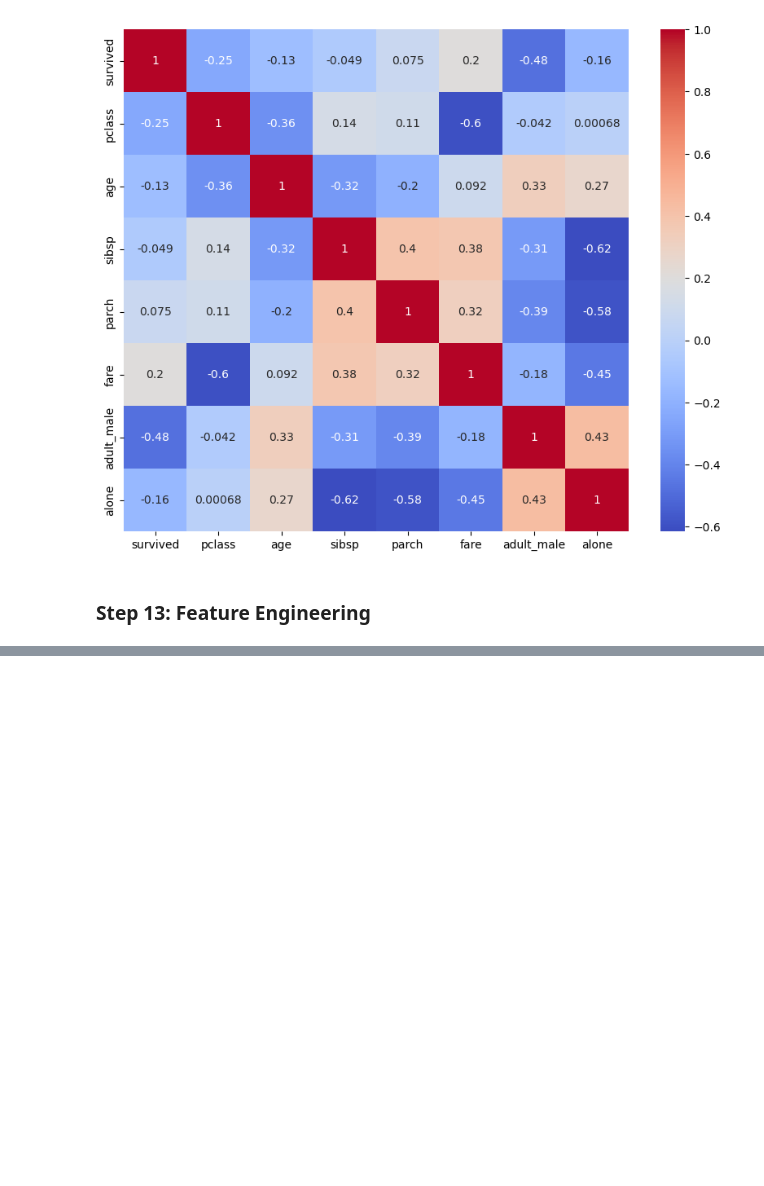
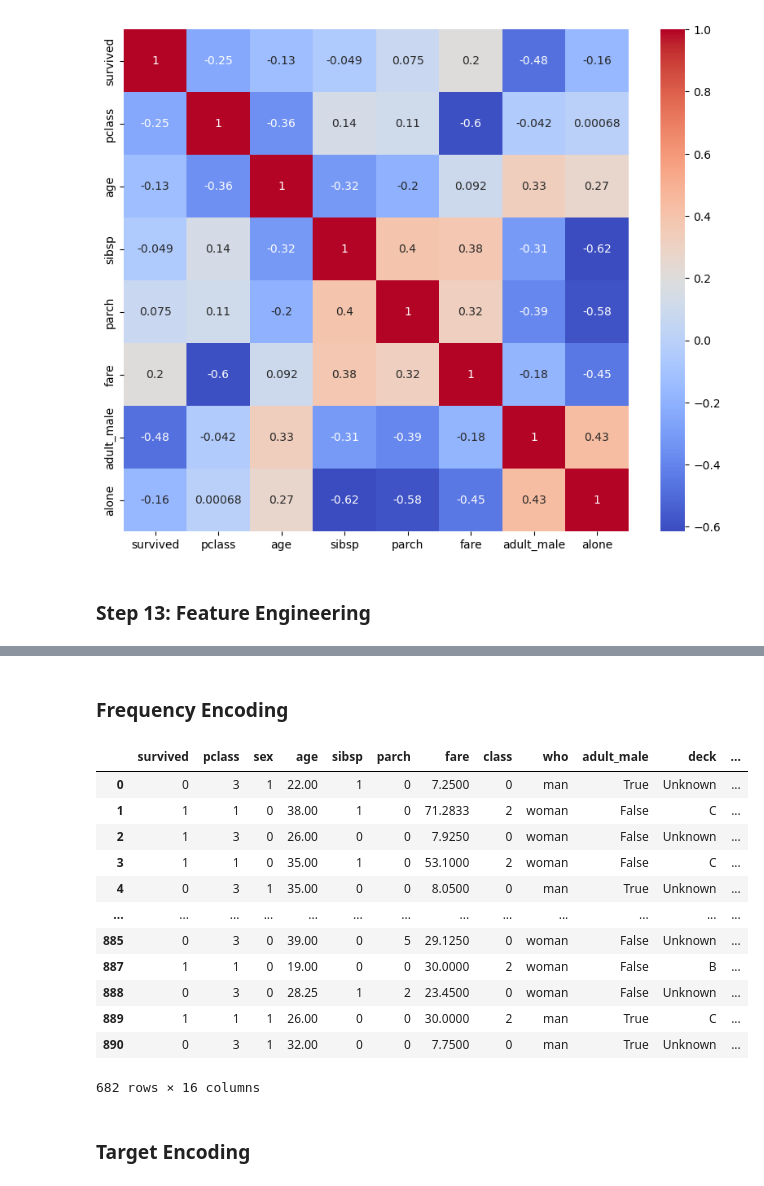
Before and after one commit to Niraj7272/DataScience, a Jupyter notebook: Practice/Project_cleaning_EDA_Feature-engineering/Titanic.ipynb, the cells around one changed output, grey strips where cells are left out. Cells and saved outputs as stored; diff of their text form; code cells hidden in the pictures; blank space fills up the shorter version.

```diff
--- a/Practice/Project_cleaning_EDA_Feature-engineering/Titanic.ipynb
+++ b/Practice/Project_cleaning_EDA_Feature-engineering/Titanic.ipynb
@@ -387,0 +444,8 @@ plt.show()
+# %%
+mapping = {
+    'Third':0,
+    'Second':1,
+    'First':2
+}
+
+df['class'] = df['class'].map(mapping)
@@ -387,0 +468,23 @@ plt.show()
+# %% [markdown]
+### Frequency Encoding
+# %%
+freq = df['who'].value_counts()
+df['who_freq'] = df['who'].map(freq)
+# %%
+df
+# %% [output]
+|  | survived | pclass | sex | age | sibsp | parch | fare | class | who | adult_male | deck | ... |
+| 0 | 0 | 3 | 1 | 22.00 | 1 | 0 | 7.2500 | 0 | man | True | Unknown | ... |
+| 1 | 1 | 1 | 0 | 38.00 | 1 | 0 | 71.2833 | 2 | woman | False | C | ... |
+| 2 | 1 | 3 | 0 | 26.00 | 0 | 0 | 7.9250 | 0 | woman | False | Unknown | ... |
+| 3 | 1 | 1 | 0 | 35.00 | 1 | 0 | 53.1000 | 2 | woman | False | C | ... |
+| 4 | 0 | 3 | 1 | 35.00 | 0 | 0 | 8.0500 | 0 | man | True | Unknown | ... |
+| ... | ... | ... | ... | ... | ... | ... | ... | ... | ... | ... | ... | ... |
+| 885 | 0 | 3 | 0 | 39.00 | 0 | 5 | 29.1250 | 0 | woman | False | Unknown | ... |
+| 887 | 1 | 1 | 0 | 19.00 | 0 | 0 | 30.0000 | 2 | woman | False | B | ... |
+| 888 | 0 | 3 | 0 | 28.25 | 1 | 2 | 23.4500 | 0 | woman | False | Unknown | ... |
+| 889 | 1 | 1 | 1 | 26.00 | 0 | 0 | 30.0000 | 2 | man | True | C | ... |
+| 890 | 0 | 3 | 1 | 32.00 | 0 | 0 | 7.7500 | 0 | man | True | Unknown | ... |
+682 rows × 16 columns
+# %% [markdown]
+### Target Encoding
```
Also changed, not shown: parts of 14 cells of this notebook.
